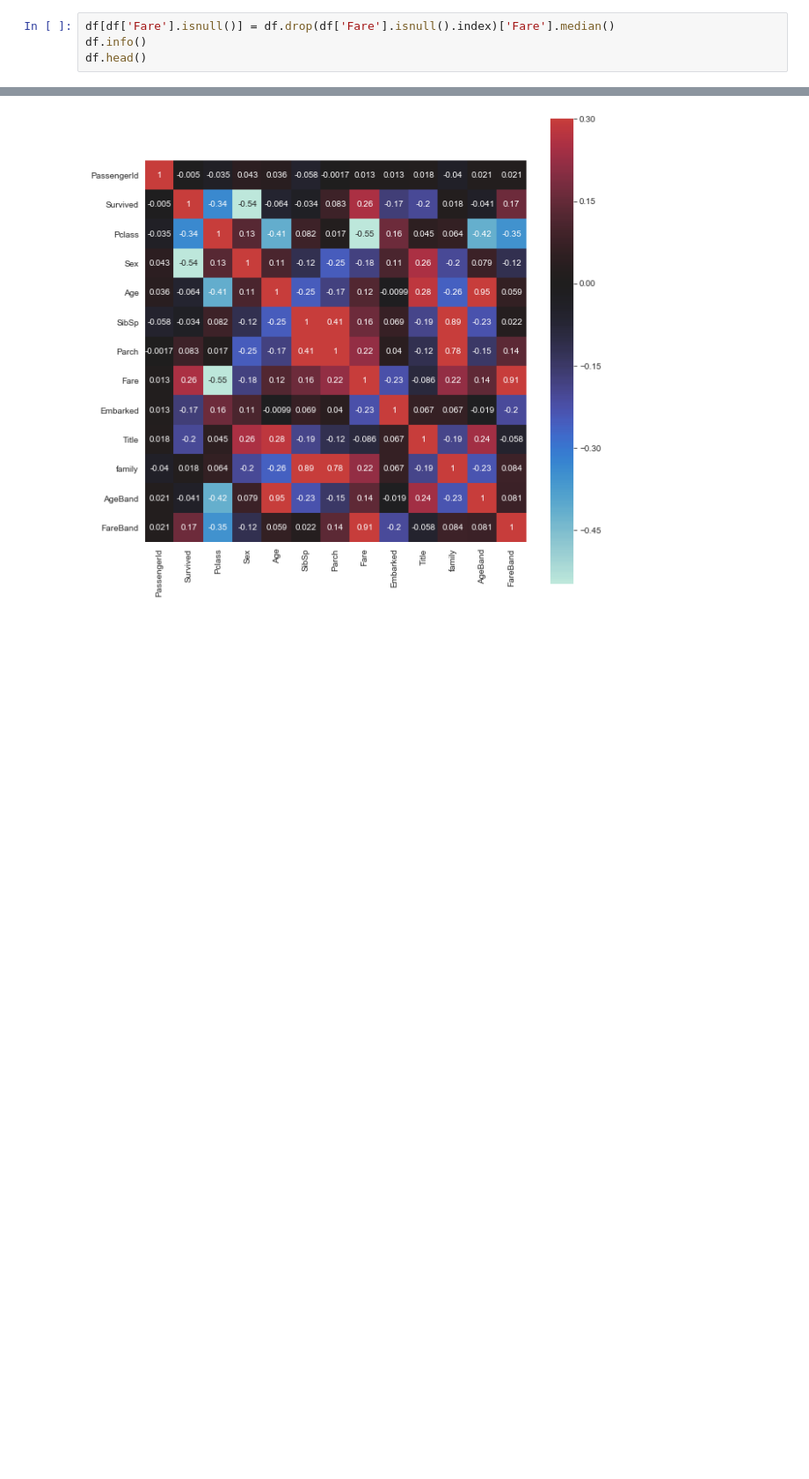
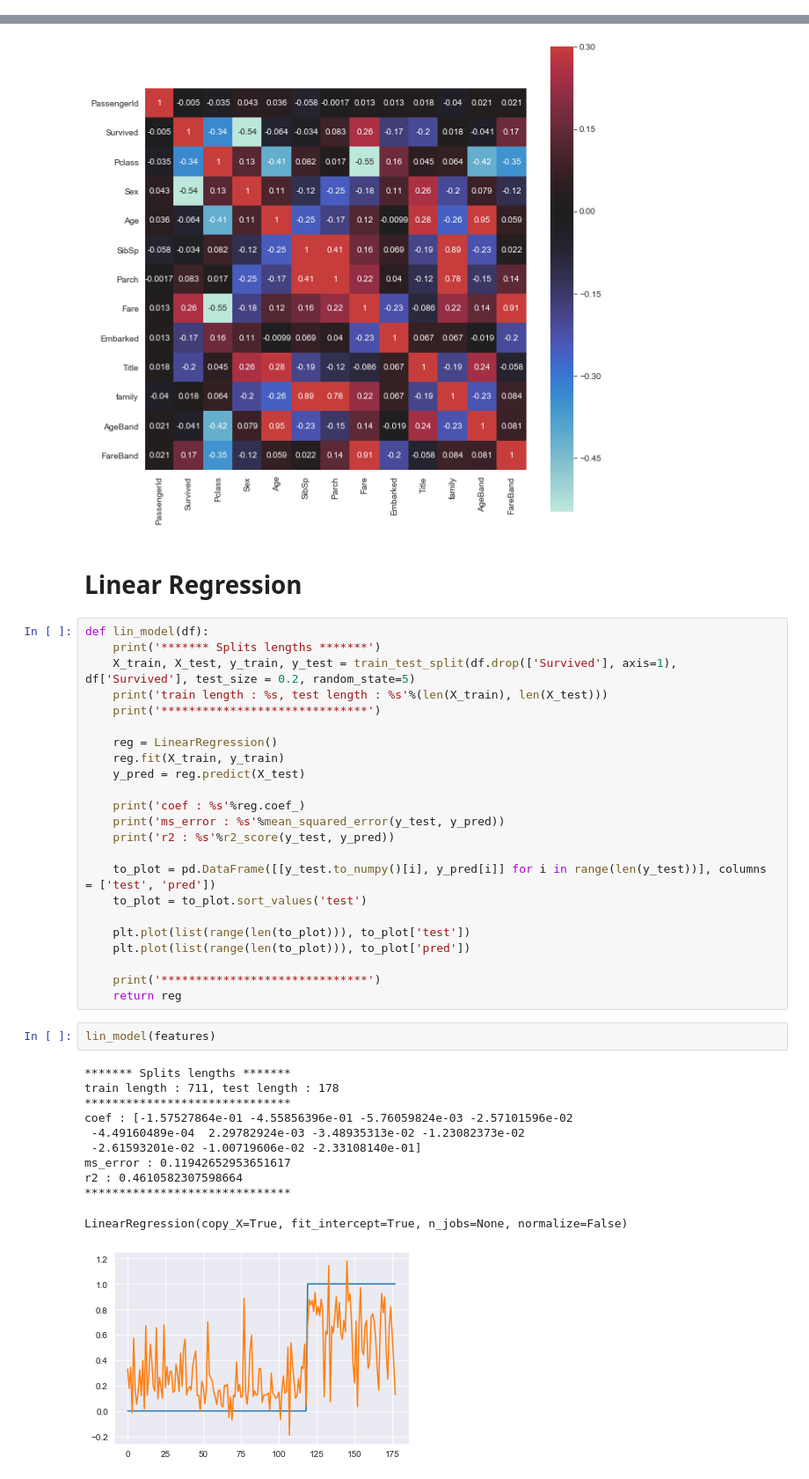
Before and after one commit to PierreEpron/di_caprio, a Jupyter notebook: survived_predict.ipynb, the cells around one changed output, grey strips where cells are left out. Shown at 88% size. Drawn from its saved outputs; the diff is of its cells as text; blank space fills up the shorter version.

Commit message:
First notebook about survived prediction

```diff
--- a/survived_predict.ipynb
+++ b/survived_predict.ipynb
@@ -104,4 +101,0 @@ memory usage: 83.7+ KB
-# %%
-df[df['Fare'].isnull()] = df.drop(df['Fare'].isnull().index)['Fare'].median()
-df.info()
-df.head()
@@ -318,3 +288,42 @@ ax.set_ylim(bottom + 0.5, top - 0.5)
 plt.show(ax)
 # %% [output]
 [figure]
+# %% [markdown]
+# Linear Regression
+# %%
+def lin_model(df):
+    print('******* Splits lengths *******')
+    X_train, X_test, y_train, y_test = train_test_split(df.drop(['Survived'], axis=1), df['Survived'], test_size = 0.2, random_state=5)
+    print('train length : %s, test length : %s'%(len(X_train), len(X_test)))
+    print('******************************')
+
+    reg = LinearRegression()
+    reg.fit(X_train, y_train)
+    y_pred = reg.predict(X_test)
+
+    print('coef : %s'%reg.coef_)
+    print('ms_error : %s'%mean_squared_error(y_test, y_pred))
+    print('r2 : %s'%r2_score(y_test, y_pred))
+
+    to_plot = pd.DataFrame([[y_test.to_numpy()[i], y_pred[i]] for i in range(len(y_test))], columns = ['test', 'pred'])
+    to_plot = to_plot.sort_values('test')
+
+    plt.plot(list(range(len(to_plot))), to_plot['test'])
+    plt.plot(list(range(len(to_plot))), to_plot['pred'])
+
+    print('******************************')
+    return reg
+# %%
+lin_model(features)
+# %% [output]
+******* Splits lengths *******
+train length : 711, test length : 178
+******************************
+coef : [-1.57527864e-01 -4.55856396e-01 -5.76059824e-03 -2.57101596e-02
+ -4.49160489e-04  2.29782924e-03 -3.48935313e-02 -1.23082373e-02
+ -2.61593201e-02 -1.00719606e-02 -2.33108140e-01]
+ms_error : 0.11942652953651617
+r2 : 0.4610582307598664
+******************************
+LinearRegression(copy_X=True, fit_intercept=True, n_jobs=None, normalize=False)
+[figure, added]
```
Also changed, not shown: parts of 21 cells of this notebook.
